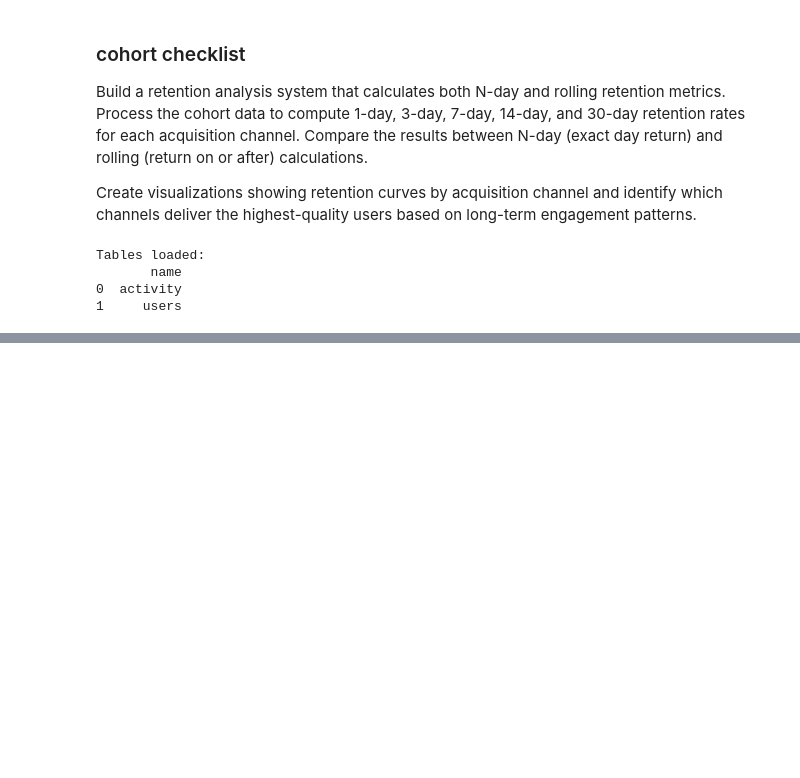
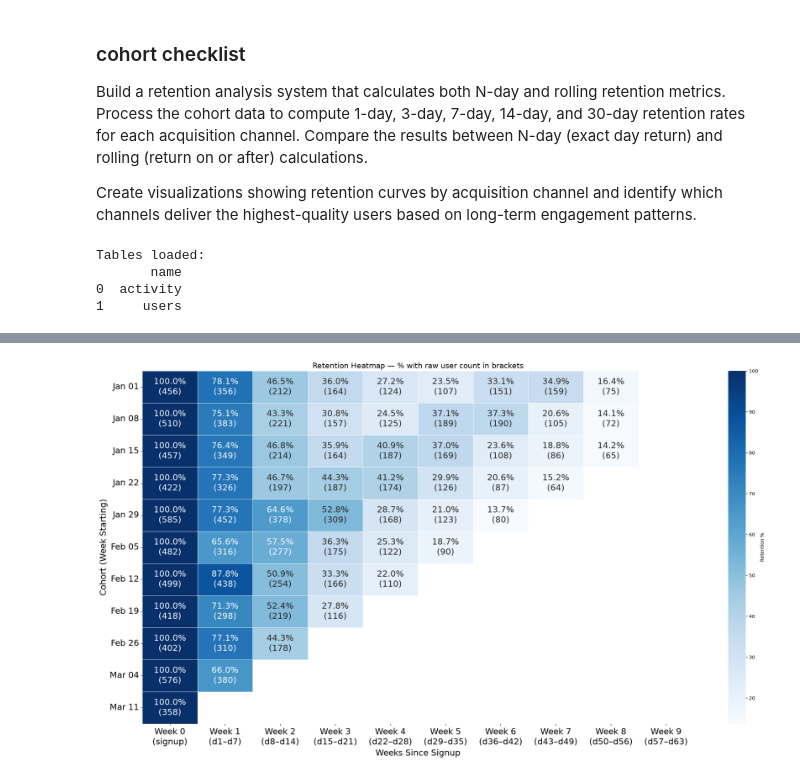
Before and after one commit to Avneesh-b7/product_analytics, a Jupyter notebook: e2e_project/cohort.ipynb, the cells around one changed output, grey strips where cells are left out. Saved outputs shown, nothing was run; the diff lists cells and outputs as text; code cells hidden in the pictures; blank space fills up the shorter version.

```diff
--- a/e2e_project/cohort.ipynb
+++ b/e2e_project/cohort.ipynb
@@ -53,0 +347,59 @@ con.execute("SELECT count(*) , count(distinct user_id) FROM activity").df()
+# %%
+import seaborn as sns
+import matplotlib.pyplot as plt
+import numpy as np
+
+# map cohort week number → date label
+cohort_weeks = nweek_retention["cohort"].astype(int).tolist()
+cohort_labels = {
+    w: pd.to_datetime(f"2024-{w}-1", format="%Y-%W-%w").strftime("%b %d")
+    for w in cohort_weeks
+}
+
+# build base tables fresh each run
+raw_heat = nweek_retention.set_index("cohort")[week_cols].replace(0, float("nan")).copy()
+raw_heat.insert(0, "week_0", nweek_retention.set_index("cohort")["total"])
+
+pct_heat = retention_pct.set_index("cohort")[week_cols].copy()
+pct_heat.insert(0, "week_0", 100.0)
+
+all_cols = ["week_0"] + week_cols
+
+# column labels showing week ranges
+def week_range_label(col):
+    n = int(col.split("_")[1])
+    if n == 0:
+        return "Week 0\n(signup)"
+    start = (n - 1) * 7 + 1
+    end = n * 7
+    return f"Week {n}\n(d{start}–d{end})"
+
+col_labels = [week_range_label(c) for c in all_cols]
+
+# build combined annotation: "X%\n(N)"
+annot = pct_heat.copy().astype(object)
+for col in all_cols:
+    for idx in pct_heat.index:
+        pct_val = pct_heat.loc[idx, col]
+        raw_val = raw_heat.loc[idx, col]
+        if pd.isna(pct_val):
+            annot.loc[idx, col] = ""
+        else:
+            annot.loc[idx, col] = f"{pct_val:.1f}%\n({int(raw_val)})"
+
+fig, ax = plt.subplots(figsize=(22, 12))
+
+sns.heatmap(pct_heat, ax=ax, cmap="Blues", annot=annot, fmt="",
+            linewidths=0.5, annot_kws={"size": 18},
+            cbar_kws={"label": "Retention %"})
+
+ax.set_yticklabels([cohort_labels[w] for w in cohort_weeks], rotation=0, fontsize=18)
+ax.set_xticklabels(col_labels, rotation=0, ha='center', fontsize=18)
+ax.set_title("Retention Heatmap — % with raw user count in brackets", fontsize=16)
+ax.set_xlabel("Weeks Since Signup", fontsize=18)
+ax.set_ylabel("Cohort (Week Starting)", fontsize=18)
+
+plt.tight_layout()
+plt.show()
+# %% [output]
+[figure, added]
```
Also changed, not shown: parts of 17 cells of this notebook, 3 other files.
